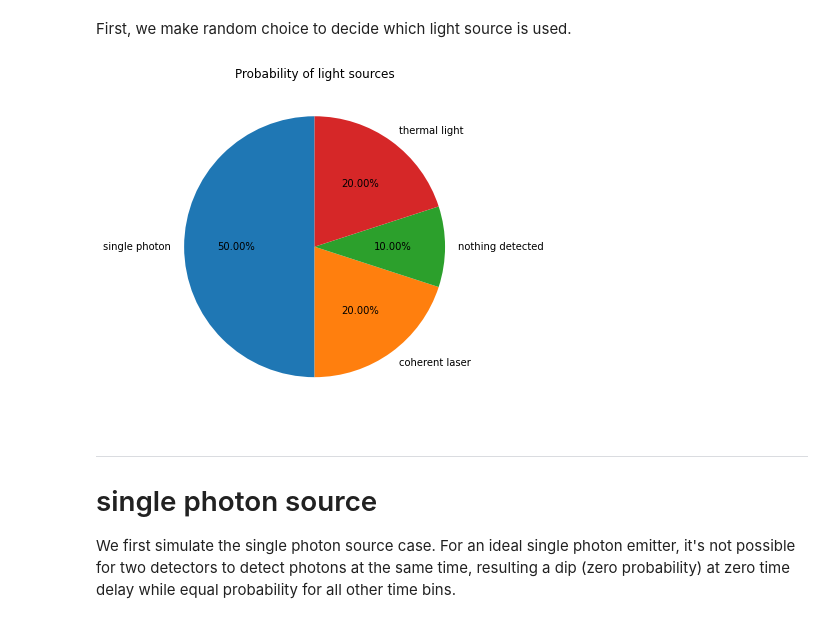
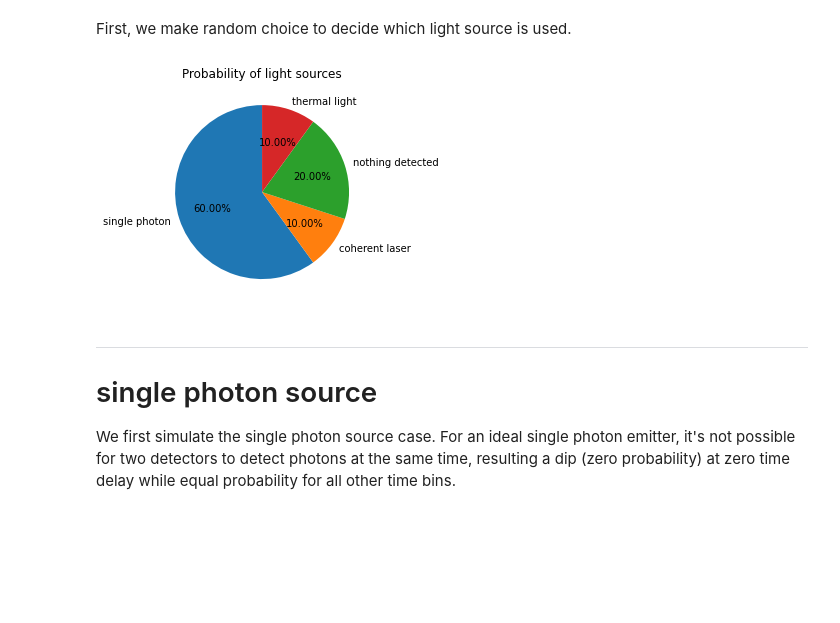
Before and after one commit to ubsuny/g2-coral, a Jupyter notebook: mc_simulation/simu_tfd.ipynb, the cells around one changed output. Saved outputs shown, nothing was run; the diff lists cells and outputs as text; code cells hidden in the pictures; blank space fills up the shorter version.

Commit message:
add thermal

```diff
--- a/mc_simulation/simu_tfd.ipynb
+++ b/mc_simulation/simu_tfd.ipynb
@@ -17,42 +32,42 @@ Ndetection = int(10e6)    # total detections
 Nbin = 401                # total time bins
 N = Ndetection / Nbin     # average co-detections per bin
 
-bin_array = tf.range(total_bin//2 * (-1) ,total_bin//2+1,delta=1,dtype=float32)
-bin_n = tf.constant(np.linspace(min(bin_array),-1,total_bin//2),dtype=float32)
-bin_p = tf.constant(np.linspace(1,max(bin_array),total_bin//2),dtype=float32)
+bin_array = tf.range(Nbin//2 * (-1) ,Nbin//2+1,delta=1,dtype=float32)
+bin_n = tf.constant(np.linspace(min(bin_array),-1,Nbin//2),dtype=float32)
+bin_p = tf.constant(np.linspace(1,max(bin_array),Nbin//2),dtype=float32)
 exp_rate = 1.       # exponential rate
 n = 1              # identical single photon emitters
 zeroth = 1 - (1/n)  # correlation at zero delay
 
 
-p_sps = 0.5         #  probability of a single photon source
-p_laser = 0.2      # probability of a coherent laser source
-p_non = 0.1         # probability of getting nothing / 2nd photon is not in the range of abs time range
-p_ther = 0.2       # probability of a thermal light source
+p_sps = 0.6         #  probability of a single photon source
+p_laser = 0.1      # probability of a coherent laser source
+p_non = 0.2         # probability of getting nothing / 2nd photon is not in the range of abs time range
+p_ther = 0.1       # probability of a thermal light source
 
 lightsource = {
     'single photon': p_sps,
     'coherent laser': p_laser,
     'nothing detected': p_non,
     'thermal light': p_ther,
     }
 
 #source_dist = tf.random.categorical(tf.math.log([[i for i in lightsource.values()]]), Ndetection)
 #[len(np.where(source_dist[0].numpy()==i)[0])for i in range(len(lightsource))]
 
 
 fig,ax = plt.subplots(1,1)
 ax.pie([i for i in lightsource.values()],
        labels=[i for i in lightsource.keys()],autopct='%1.2f%%',startangle=90)
 ax.set_title('Probability of light sources')
 fig.show()
 
 #plt.polar(source[0].numpy(),label='event')
 #plt.ylabel('event type',fontsize=15)
 #plt.xticks([0,1,2],['single photon','laser','nothing'])
 #plt.legend(loc=(0,1.02))
 # %% [output]
-[figure, old version]
+[figure, new version]
 # %% [markdown]
 ---
 # single photon source
```
Also changed, not shown: parts of 19 cells of this notebook.
